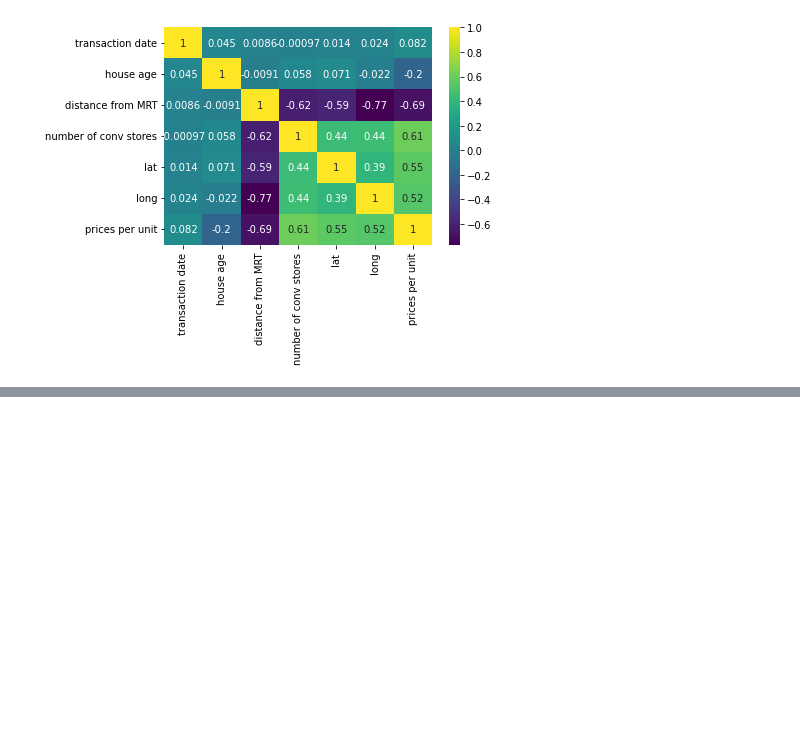
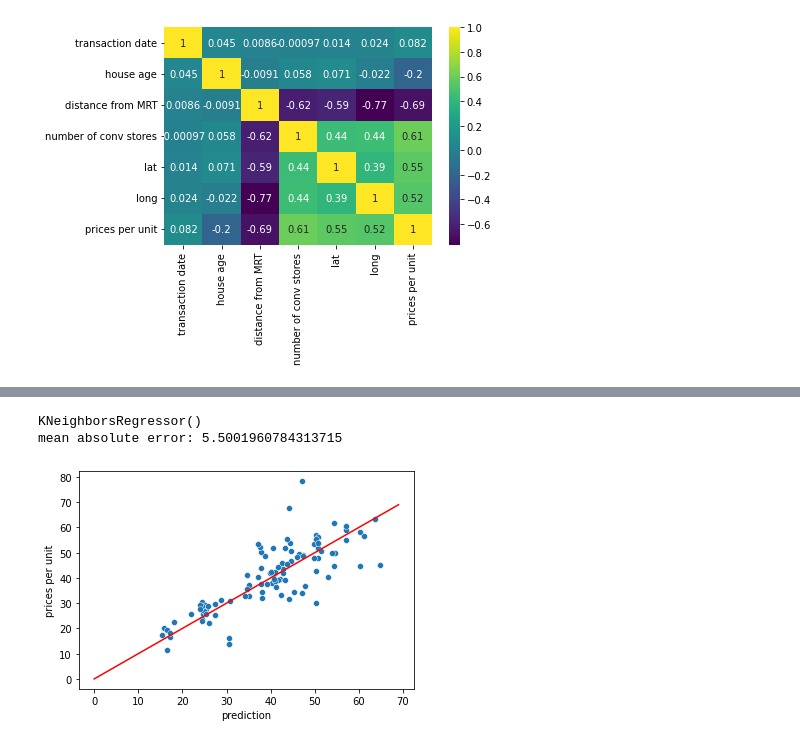
Before and after one commit to MahyarFardin/Sikit-Learn, a Jupyter notebook: Supervised-Learning/Real_State/V2/Real_State(V1).ipynb, the cells around one changed output, grey strips where cells are left out. Saved outputs shown, nothing was run; the diff lists cells and outputs as text; code cells hidden in the pictures; blank space fills up the shorter version.

```diff
--- a/Supervised-Learning/Real_State/V2/Real_State(V1).ipynb
+++ b/Supervised-Learning/Real_State/V2/Real_State(V1).ipynb
@@ -135,0 +140,6 @@ mean absolute error: 5.667253078321633
+# %%
+results.append(Constructor(KNeighborsRegressor(),xtrain, ytrain, xtest, ytest))
+# %% [output]
+KNeighborsRegressor()
+mean absolute error: 5.5001960784313715
+[figure, added]
```
Also changed, not shown: parts of 25 cells of this notebook.
